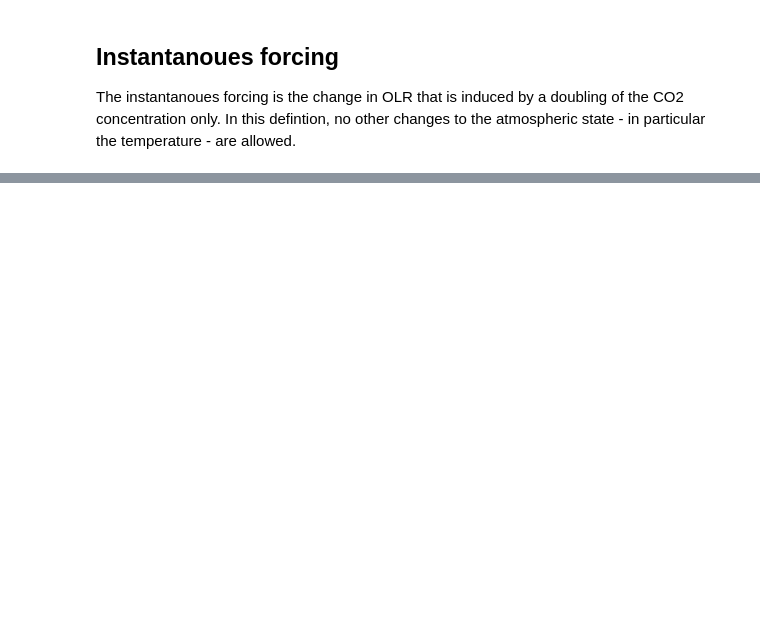
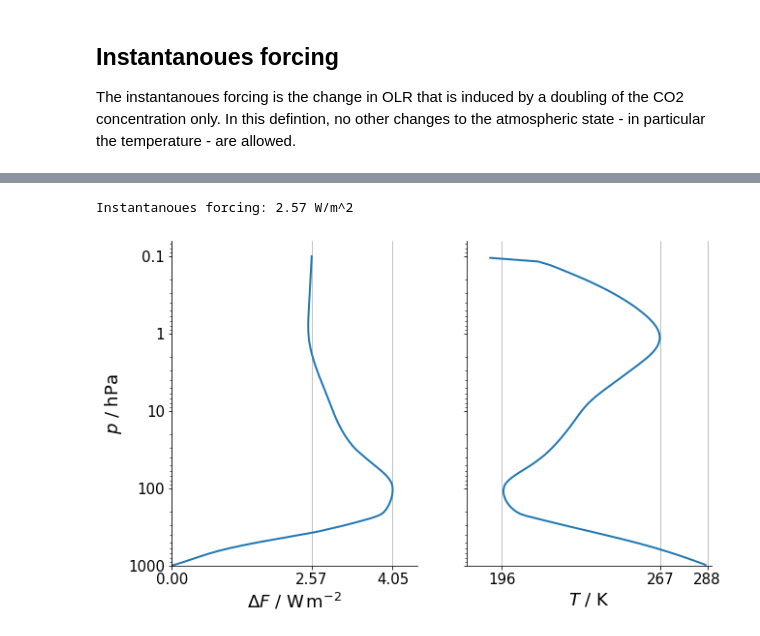
Before and after one commit to atmtools/konrad, a Jupyter notebook: _sources/forcing.ipynb, the cells around one changed output, grey strips where cells are left out. Saved outputs shown, nothing was run; the diff lists cells and outputs as text; code cells hidden in the pictures; blank space fills up the shorter version.

```diff
--- a/_sources/forcing.ipynb
+++ b/_sources/forcing.ipynb
@@ -26,6 +26,6 @@ After the model has converged, we store the outgoing-longwave radiation at the t
 This value is our reference against which we will later compute the radiative forcing.
 # %%
-olr_ref = spinup.radiation["lw_flxu"][-1, -1]
+olr_ref = spinup.radiation["lw_flxu"][-1]
 # %% [markdown]
 ## Instantanoues forcing
 
@@ -36,5 +36,4 @@ In this defintion, no other changes to the atmospheric state - in particular the
 atmosphere["CO2"][:] *= 2  # double the CO2 concentration
 spinup.radiation.update_heatingrates(atmosphere)
 
-instant_forcing = -(spinup.radiation["lw_flxu"][-1, -1] - olr_ref)
-print(f"Instantanoues forcing: {instant_forcing:.2f} W/m^2")
+instant_forcing = -(spinup.radiation["lw_flxu"][-1] - olr_ref)
@@ -42,0 +48,21 @@ Instantanoues forcing: 2.57 W/m^2
+# %%
+fig, (ax0, ax1) = plt.subplots(ncols=2, sharey=True)
+
+plots.profile_p_log(spinup.atmosphere["phlev"], instant_forcing, ax=ax0)
+ax0.set_xticks([0, np.round(instant_forcing[-1], 2), np.round(instant_forcing.max(), 2)])
+ax0.grid(axis="x")
+ax0.set_xlim(0, 4.5)
+ax0.set_xlabel(r"$\Delta F$ / $\rm W\,m^{-2}$")
+ax0.set_ylabel("$p$ / hPa")
+ax0.set_ylim(bottom=1000e2)
+
+plots.profile_p_log(spinup.atmosphere["plev"], spinup.atmosphere["T"][-1], ax=ax1)
+ax1.set_xticks([196, 267, 288])
+ax1.grid(axis="x")
+ax1.set_xlim(180, 290)
+ax1.set_xlabel(r"$T$ / K")
+
+print(f"Instantanoues forcing: {instant_forcing[-1]:.2f} W/m^2")
+# %% [output]
+Instantanoues forcing: 2.57 W/m^2
+[figure, added]
```
Also changed, not shown: parts of 9 cells of this notebook, 35 other files.
